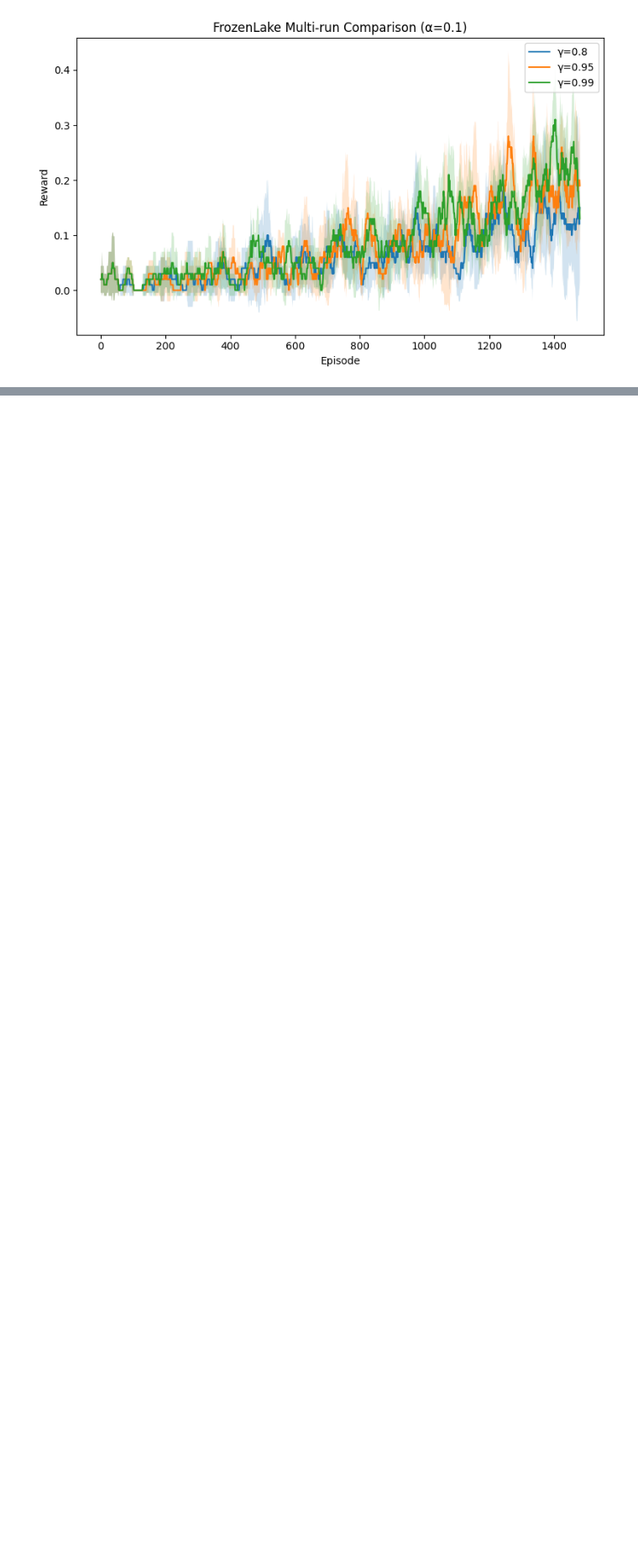
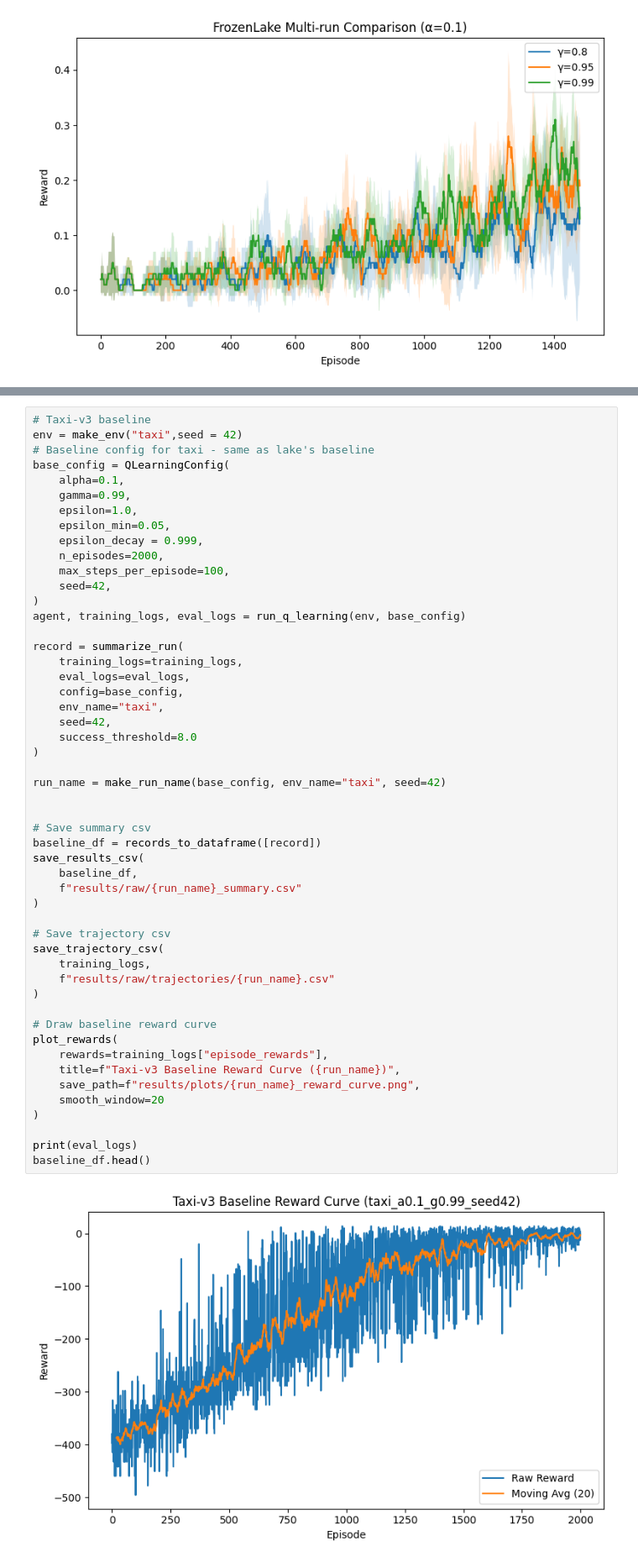
Before and after one commit to SteelspeedYYC/CAS781_finalproject, a Jupyter notebook: experiment.ipynb, the cells around one changed output, grey strips where cells are left out. Shown at 84% size. Saved outputs shown, nothing was run; the diff lists cells and outputs as text; blank space fills up the shorter version.

Commit message:
Taxi done

```diff
--- a/experiment.ipynb
+++ b/experiment.ipynb
@@ -414,0 +415,53 @@ Taxi Experiment
+# %%
+# Taxi-v3 baseline
+env = make_env("taxi",seed = 42)
+# Baseline config for taxi - same as lake's baseline
+base_config = QLearningConfig(
+    alpha=0.1,
+    gamma=0.99,
+    epsilon=1.0,
+    epsilon_min=0.05,
+    epsilon_decay = 0.999,
+    n_episodes=2000,
+    max_steps_per_episode=100,
+    seed=42,
+)
+agent, training_logs, eval_logs = run_q_learning(env, base_config)
+
+record = summarize_run(
+    training_logs=training_logs,
+    eval_logs=eval_logs,
+    config=base_config,
+    env_name="taxi",
+    seed=42,
+    success_threshold=8.0
+)
+
+run_name = make_run_name(base_config, env_name="taxi", seed=42)
+
+
+# Save summary csv
+baseline_df = records_to_dataframe([record])
+save_results_csv(
+    baseline_df,
+    f"results/raw/{run_name}_summary.csv"
+)
+
+# Save trajectory csv
+save_trajectory_csv(
+    training_logs,
+    f"results/raw/trajectories/{run_name}.csv"
+)
+
+# Draw baseline reward curve
+plot_rewards(
+    rewards=training_logs["episode_rewards"],
+    title=f"Taxi-v3 Baseline Reward Curve ({run_name})",
+    save_path=f"results/plots/{run_name}_reward_curve.png",
+    smooth_window=20
+)
+
+print(eval_logs)
+baseline_df.head()
+# %% [output]
+[figure, added]
```
Also changed, not shown: parts of 8 cells of this notebook, 1 other file.
